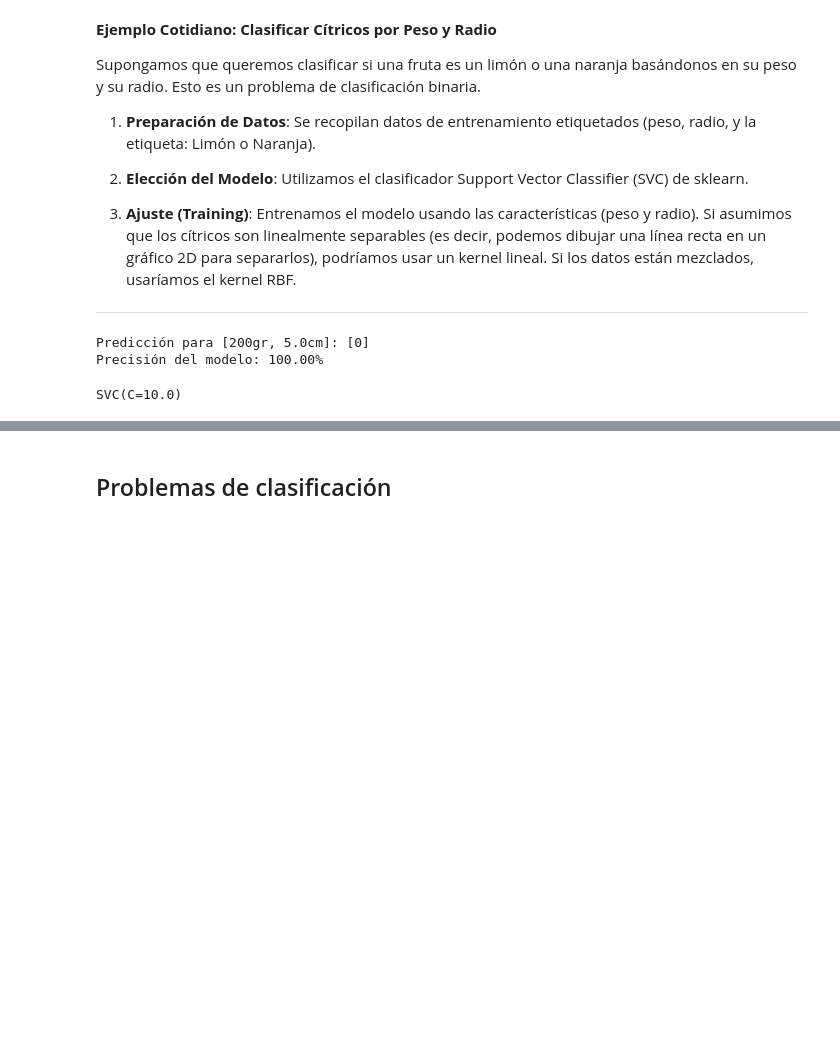
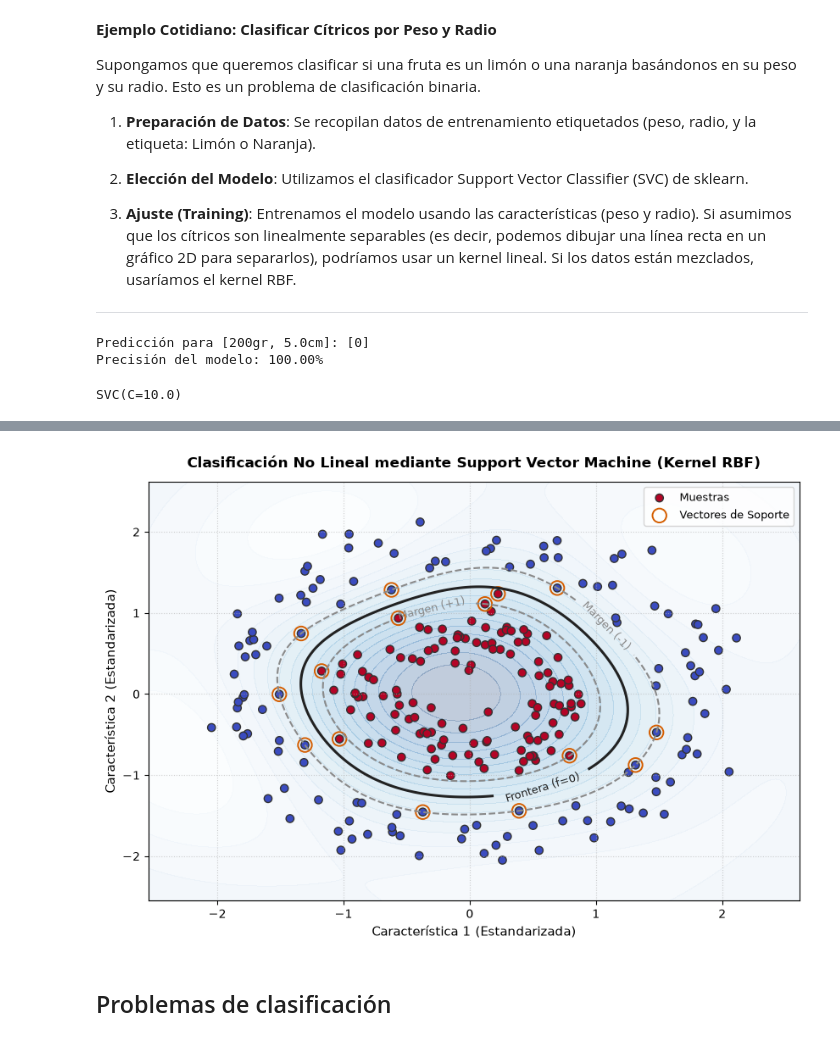
Before and after one commit to paranedagarcia/ciencia-de-datos, a Jupyter notebook: notebooks/aprendizaje_supervisado/SVM.ipynb, the cells around one changed output, grey strips where cells are left out. Drawn from its saved outputs; the diff is of its cells as text; code cells hidden in the pictures; blank space fills up the shorter version.

```diff
--- a/notebooks/aprendizaje_supervisado/SVM.ipynb
+++ b/notebooks/aprendizaje_supervisado/SVM.ipynb
@@ -272,3 +149,71 @@ modelo_rbf.fit(X_train, y_train)
 Predicción para [200gr, 5.0cm]: [0]
 Precisión del modelo: 100.00%
 SVC(C=10.0)
+# %%
+"""
+Clasificación con Support Vector Machines (SVC).
+Demuestra el efecto del kernel RBF y la identificación de vectores de soporte.
+"""
+
+import numpy as np
+import matplotlib.pyplot as plt
+from sklearn.datasets import make_circles
+from sklearn.preprocessing import StandardScaler
+from sklearn.svm import SVC
+from sklearn.metrics import classification_report
+
+# 1. Creación de un dataset no linealmente separable (anillos concéntricos)
+X, y = make_circles(n_samples=250, factor=0.4, noise=0.1, random_state=42)
+
+# 2. Preprocesamiento: Estandarización obligatoria para SVM
+scaler = StandardScaler()
+X_scaled = scaler.fit_transform(X)
+
+# 3. Ajuste de SVM con Kernel RBF (Gaussian)
+# C=10 (penalización balanceada) y gamma=0.5 (radio de curvatura del kernel)
+svm_modelo = SVC(kernel='rbf', C=10.0, gamma=0.5, random_state=42)
+svm_modelo.fit(X_scaled, y)
+
+# 4. Extracción de Vectores de Soporte
+vectores_soporte = svm_modelo.support_vectors_
+n_vectores = len(vectores_soporte)
+
+print("=" * 60)
+print(f"Total de instancias de entrenamiento: {len(X)}")
+print(f"Vectores de soporte identificados  : {n_vectores} ({n_vectores / len(X) * 100:.1f}%)")
+print("=" * 60)
+print(classification_report(y, svm_modelo.predict(X_scaled), target_names=['Clase 0', 'Clase 1']))
+
+# 5. Generación de la Malla y Visualización de la Frontera
+x_min, x_max = X_scaled[:, 0].min() - 0.5, X_scaled[:, 0].max() + 0.5
+y_min, y_max = X_scaled[:, 1].min() - 0.5, X_scaled[:, 1].max() + 0.5
+xx, yy = np.meshgrid(np.linspace(x_min, x_max, 300), np.linspace(y_min, y_max, 300))
+
+# Distancia firmada a la frontera (función de decisión: f(x) = 0)
+Z = svm_modelo.decision_function(np.c_[xx.ravel(), yy.ravel()]).reshape(xx.shape)
+
+fig, ax = plt.subplots(figsize=(8.5, 6), facecolor='white')
+ax.set_facecolor('white')
+
+# Superficie de decisión y bandas de margen (f(x) = -1, 0, +1)
+ax.contourf(xx, yy, Z, levels=np.linspace(Z.min(), Z.max(), 20), cmap='Blues', alpha=0.25)
+contornos = ax.contour(xx, yy, Z, levels=[-1, 0, 1], colors=['#8a8a8a', '#222222', '#8a8a8a'],
+                       linestyles=['--', '-', '--'], linewidths=[1.5, 2.2, 1.5])
+ax.clabel(contornos, inline=True, fontsize=9, fmt={-1: 'Margen (-1)', 0: 'Frontera (f=0)', 1: 'Margen (+1)'})
+
+# Puntos de datos reales
+scatter = ax.scatter(X_scaled[:, 0], X_scaled[:, 1], c=y, cmap='coolwarm', edgecolors='#333333', s=45, label='Muestras')
+
+# Resaltar los vectores de soporte
+ax.scatter(vectores_soporte[:, 0], vectores_soporte[:, 1], s=140, linewidth=1.4,
+           facecolors='none', edgecolors='#d55e00', label='Vectores de Soporte')
+
+ax.set_title("Clasificación No Lineal mediante Support Vector Machine (Kernel RBF)", fontsize=12, fontweight='bold', pad=12)
+ax.set_xlabel("Característica 1 (Estandarizada)", fontsize=10.5)
+ax.set_ylabel("Característica 2 (Estandarizada)", fontsize=10.5)
+ax.grid(True, linestyle=':', alpha=0.6)
+ax.legend(frameon=True, facecolor='white', loc='upper right', fontsize=9.5)
+
+plt.tight_layout()
+plt.show()
+# %% [output]
@@ -275,3 +232,4 @@ SVC(C=10.0)
+[figure, added]
 # %% [markdown]
 ## Problemas de clasificación
 # %%
```
Also changed, not shown: parts of 10 cells of this notebook, 20 other files.
